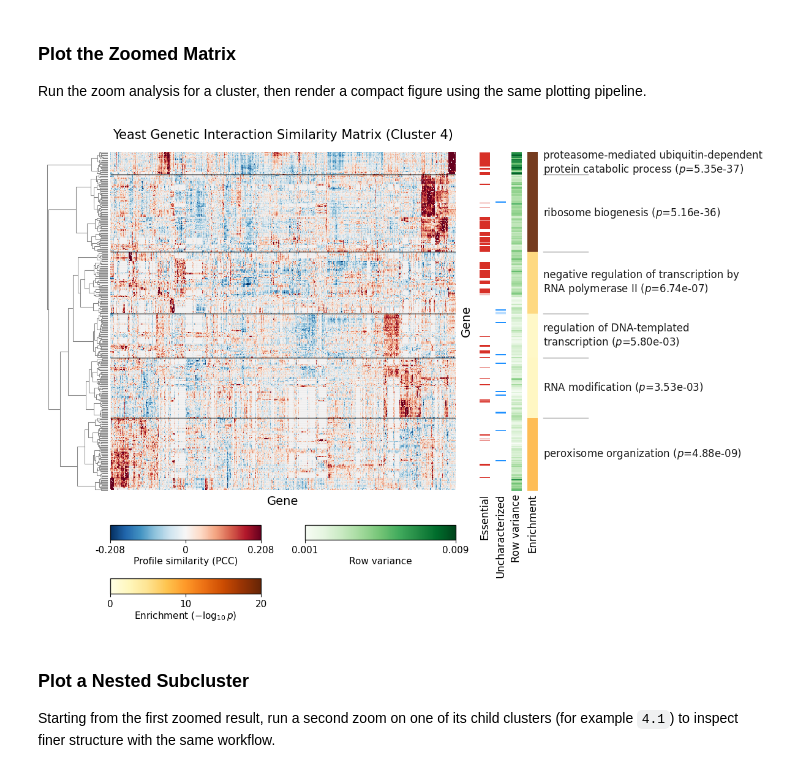
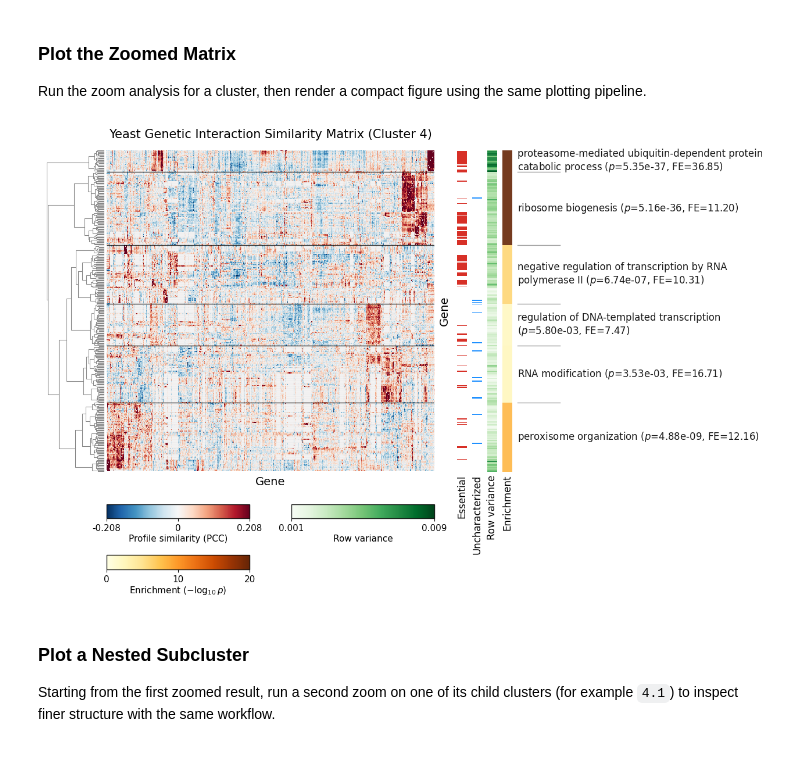
Before and after one commit to himalayas-base/himalayas-docs, a Jupyter notebook: notebooks/quickstart.ipynb, the cells around one changed output. Cells and saved outputs as stored; diff of their text form; code cells hidden in the pictures.

```diff
--- a/notebooks/quickstart.ipynb
+++ b/notebooks/quickstart.ipynb
@@ -674,12 +670,13 @@ plotter = (
         label_mode="top_term",
         max_words=24,
         wrap_text=True,
-        wrap_width=40,
+        wrap_width=50,
         overflow="wrap",
         font="DejaVu Sans",
         fontsize=12,
         color=LABEL_COLOR,
-        label_fields=("label", "p"),
+        label_fields=("label", "p", "fe"),
+        label_prefix=None,
         boundary_color=LABEL_COLOR,
         boundary_lw=1,
         boundary_alpha=0.8,
@@ -750,34 +747,34 @@ plotter = (
         cmap="Greens",
         norm=Normalize(zoom_row_variance_min, zoom_row_variance_max),
         label="Row variance",
         ticks=[zoom_row_variance_min, zoom_row_variance_max],
     )
     .add_colorbar(
         name="enrichment",
         cmap="YlOrBr",
         norm=Normalize(0, 20),
         label=r"Enrichment ($-\log_{10}p$)",
         ticks=[0, 10, 20],
     )
     .plot_colorbars(
         ncols=2,
         height=0.16,
         gap=0.08,
         hpad=0.06,
         vpad=0.09,
         fontsize=11,
         font="DejaVu Sans",
         color=LABEL_COLOR,
         border_color=LABEL_COLOR,
         border_width=1.0,
         border_alpha=0.9,
         tick_decimals=3,
     )
 )
 
 plotter.show()
 # %% [output]
-[figure, old version]
+[figure, new version]
 # %% [markdown]
 ### Plot a Nested Subcluster
 
```
Also changed, not shown: parts of 5 cells of this notebook, 1 other file.
